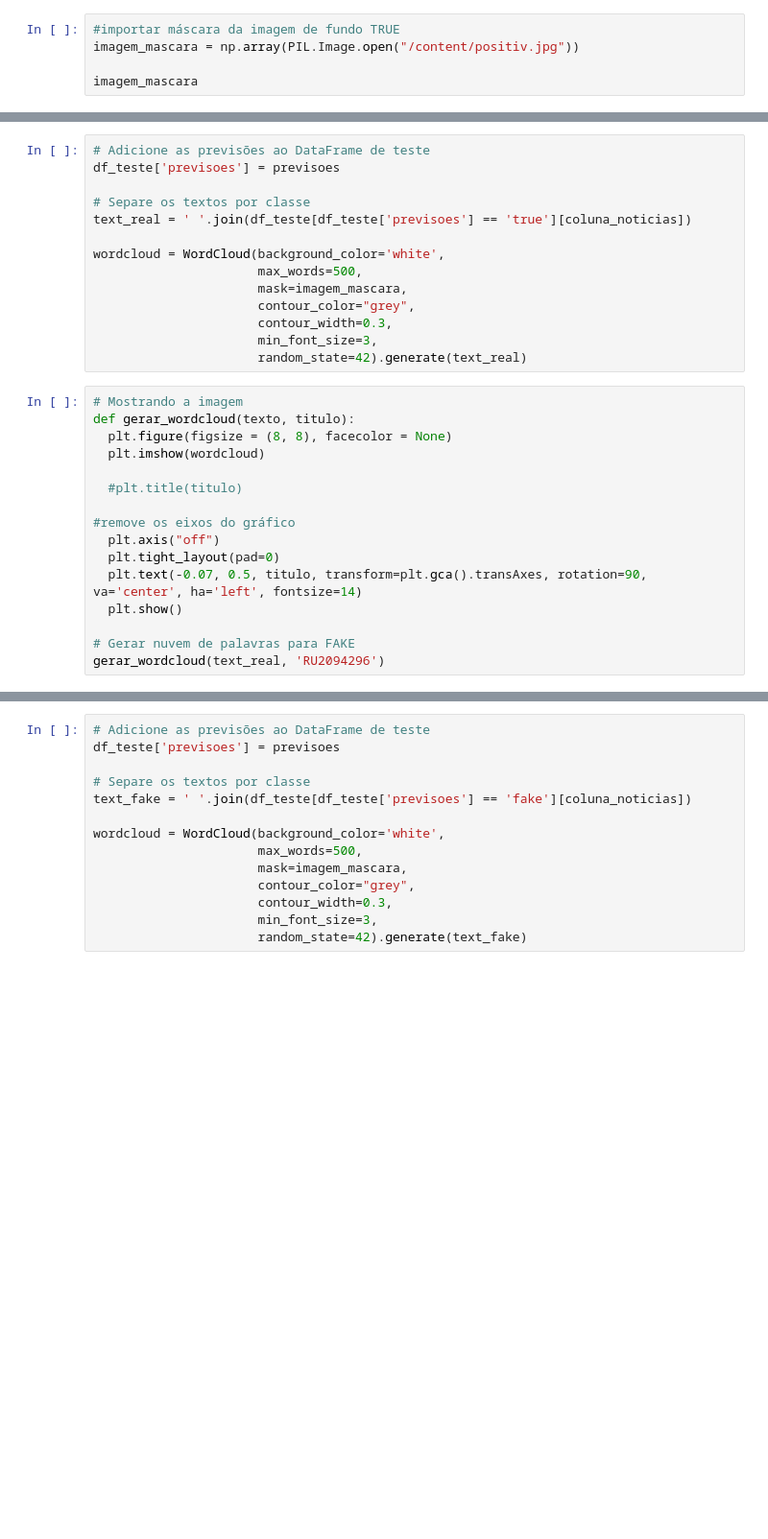
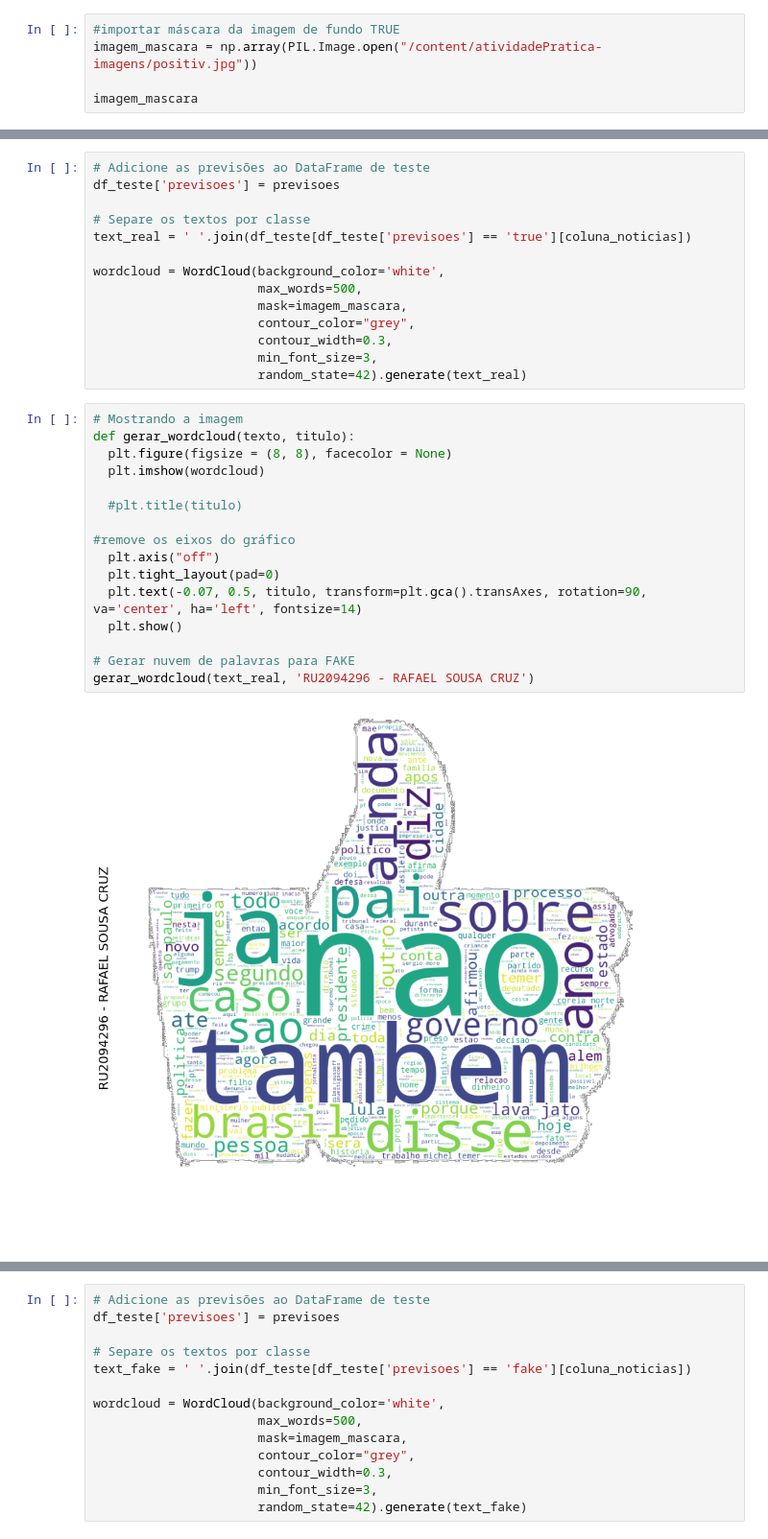
Before and after one commit to scruzrafael/atividadePraticaNLP, a Jupyter notebook: atividadePraticaRU2094296.ipynb, the cells around one changed output, grey strips where cells are left out. Shown at 96% size. Saved outputs shown, nothing was run; the diff lists cells and outputs as text; blank space fills up the shorter version.

```diff
--- a/atividadePraticaRU2094296.ipynb
+++ b/atividadePraticaRU2094296.ipynb
@@ -233,5 +275,5 @@ print("Acurácia do modelo para textos rotulados como FAKE:", acuracia_real)
 # %%
 #importar máscara da imagem de fundo TRUE
-imagem_mascara = np.array(PIL.Image.open("/content/positiv.jpg"))
+imagem_mascara = np.array(PIL.Image.open("/content/atividadePratica-imagens/positiv.jpg"))
 
 imagem_mascara
@@ -252,16 +312,18 @@ wordcloud = WordCloud(background_color='white',
 # %%
 # Mostrando a imagem
 def gerar_wordcloud(texto, titulo):
   plt.figure(figsize = (8, 8), facecolor = None)
   plt.imshow(wordcloud)
 
   #plt.title(titulo)
 
 #remove os eixos do gráfico
   plt.axis("off")
   plt.tight_layout(pad=0)
   plt.text(-0.07, 0.5, titulo, transform=plt.gca().transAxes, rotation=90, va='center', ha='left', fontsize=14)
   plt.show()
 
 # Gerar nuvem de palavras para FAKE
-gerar_wordcloud(text_real, 'RU2094296')
+gerar_wordcloud(text_real, 'RU2094296 - RAFAEL SOUSA CRUZ')
+# %% [output]
+[figure, added]
```
Also changed, not shown: parts of 17 cells of this notebook.
